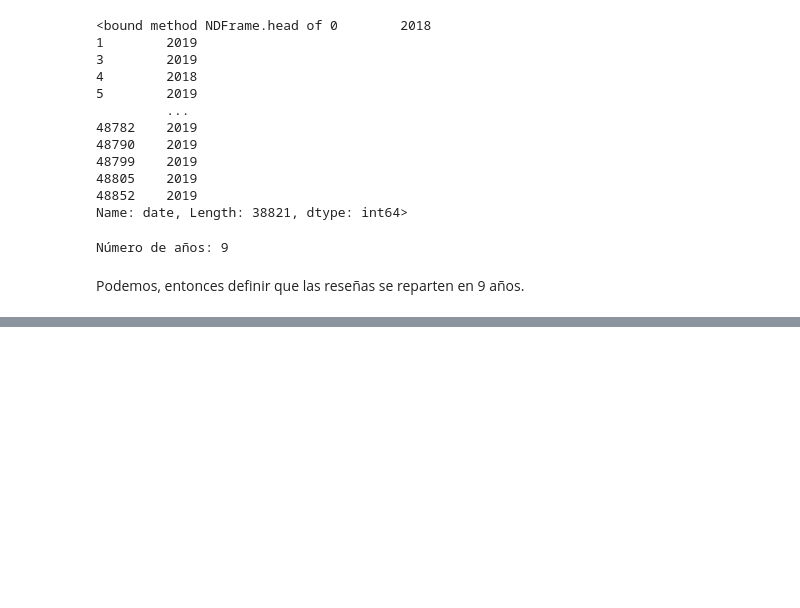
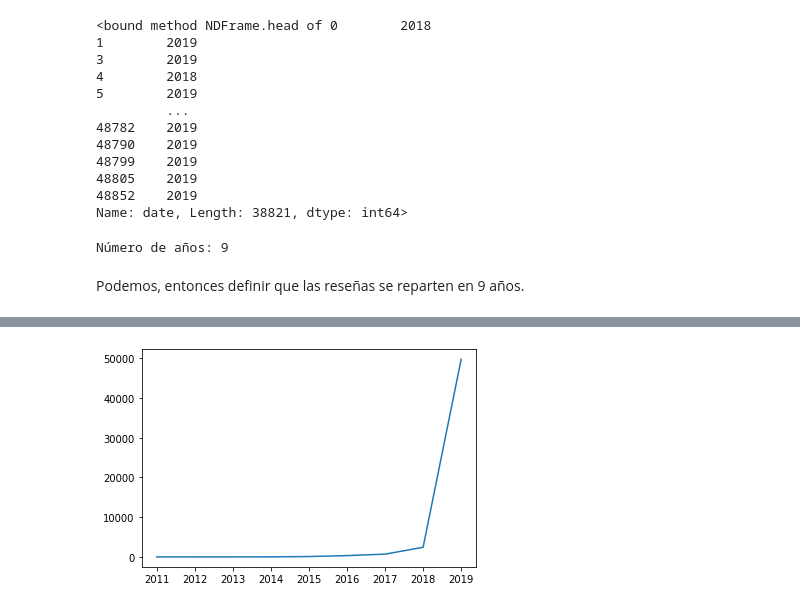
Before and after one commit to amayasarasacolina/MineriaL1P1, a Jupyter notebook: L1P1_opcion2.ipynb, the cells around one changed output, grey strips where cells are left out. Drawn from its saved outputs; the diff is of its cells as text; code cells hidden in the pictures; blank space fills up the shorter version.

```diff
--- a/L1P1_opcion2.ipynb
+++ b/L1P1_opcion2.ipynb
@@ -925,0 +944,7 @@ plot.show() #dibujamos el histograma
+# %%
+import matplotlib.pyplot as plt
+fig, ax = plt.subplots()
+ax.plot(resenas.index, resenas.values)
+plt.show()
+# %% [output]
+[figure, added]
```
Also changed, not shown: parts of 5 cells of this notebook.
